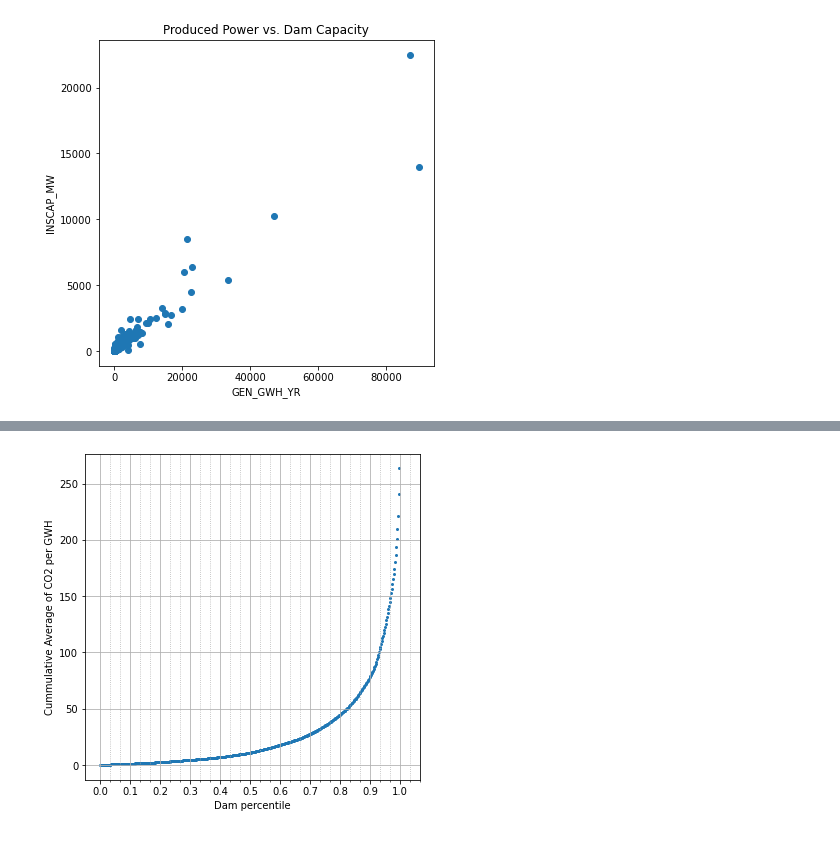
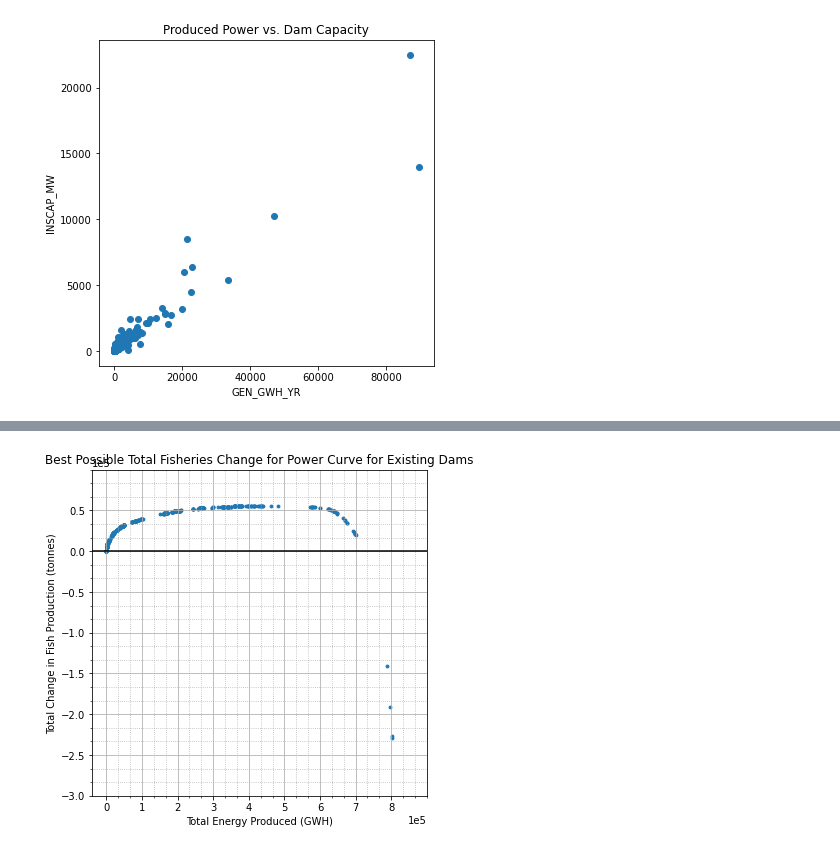
Before and after one commit to davidschmaier/CS-4701-Project-Predicting-GHG-Emissions-of-Hydroelectric-Dams, a Jupyter notebook: code/data-exploration.ipynb, the cells around one changed output, grey strips where cells are left out. Saved outputs shown, nothing was run; the diff lists cells and outputs as text; code cells hidden in the pictures.

```diff
--- a/code/data-exploration.ipynb
+++ b/code/data-exploration.ipynb
@@ -46,6 +46,8 @@ for column in ['GEN_GWH_YR', 'RES_BAL', 'CO2EQ_total']:
 GEN_GWH_YR: 477 dams
 RES_BAL: 5898 dams
 CO2EQ_total: 4813 dams
+# %%
+data_filt = data
 # %%
 # Plot a histogram of CO2/GWH.yr by order of magnitude
 plt.hist(np.log10(data_filt['CO2_total_per_GWH']), bins=np.arange(-2,4,0.5))
@@ -60,2 +62,5 @@ plt.show()
+# %%
+# Add a column for the signed log of change in fish. i.e. the log of the magnitude times the sign
+data_filt['signed_log_fish_per_GWH'] = data_filt['fish_per_GWH'].apply(lambda x: np.sign(x)*np.log(np.abs(x)))
 # %%
 # Plot a histogram of fisheries change in tonnes /m^2.yr by order of magnitude
@@ -150,10 +136,9 @@ plt.show()
 # %%
-# Create cummulative GHG totals over dams
+# Create cummulative totals over power and GHG emissions
 data_filt = data_filt.sort_values(by='CO2_total_per_GWH')
-data_filt['CO2_rank'] = np.arange(0, data_filt.shape[0])
-data_filt['CO2_cumsum'] = data_filt['CO2_total_per_GWH'].cumsum()
-data_filt['CO2_cumavg'] = data_filt.apply(lambda x: x['CO2_cumsum']/(x['CO2_rank']+1), axis=1)
-data_filt['power_cumsum'] = data_filt['GEN_GWH_YR'].cumsum()
+data_filt['CO2_cumsum'] = (data_filt['CO2EQ_total']).cumsum()
+data_filt['CO2_GWH_cumsum'] = data_filt['GEN_GWH_YR'].cumsum()
+data_filt['CO2_cumavg'] = data_filt.apply(lambda x: x['CO2_cumsum']/(x['CO2_GWH_cumsum']), axis=1)
 # %%
 # Create a plot of cummulative sum versus rank by percentile for the CO2 values
 fig = plt.figure(figsize=(6,6))
@@ -173,16 +165,31 @@ plt.show()
+# %%
+# Create cummulative totals over power and GHG emissions
+data_filt = data_filt.sort_values(by='fish_per_GWH', ascending=False)
+data_filt['fish_cumsum'] = (data_filt['RES_BAL']).cumsum()
+data_filt['fish_GWH_cumsum'] = data_filt['GEN_GWH_YR'].cumsum()
+data_filt['fish_cumavg'] = data_filt.apply(lambda x: x['fish_cumsum']/(x['fish_GWH_cumsum']), axis=1)
 # %%
 # Create a plot of cummulative sum versus rank by percentile for the CO2 values
 fig = plt.figure(figsize=(6,6))
-plt.scatter(data_filt['CO2_rank']/data_filt.shape[0], data_filt['CO2_cumavg'], s=4)
-plt.xticks(np.arange(0,1.1,0.1))
-#plt.yticks(np.arange(0,26,5))
+plt.scatter(data_filt['fish_GWH_cumsum'], data_filt['fish_cumsum'], s=8)
+
+# Format axes
+plt.xticks(np.arange(0,9*10**5,10**5))
+plt.yticks(np.arange(-3*10**5,1*10**5,0.5*10**5))
 ax = plt.gca()
-ax.set_xticks(np.arange(0,1.1,1/30), minor=True)
-#ax.set_yticks(np.arange(0,26,1), minor=True)
-plt.xlabel('Dam percentile')
-plt.ylabel('Cummulative Average of CO2 per GWH')
+ax.set_xticks(np.arange(0,9*10**5,1/3*10**5), minor=True)
+ax.set_yticks(np.arange(-3*10**5,1*10**5,1/6*10**5), minor=True)
+plt.ticklabel_format(axis="x", style="sci", scilimits=(0,0))
+plt.ticklabel_format(axis="y", style="sci", scilimits=(0,0))
+
 ax.grid(which='major', linestyle='-')
 ax.grid(which='minor', linestyle=':')
+plt.axhline(0, c='k')
+
+plt.xlabel('Total Energy Produced (GWH)')
+plt.ylabel('Total Change in Fish Production (tonnes)')
+plt.title('Best Possible Total Fisheries Change for Power Curve for Existing Dams')
+
 plt.show()
 # %% [output]
-[figure, old version]
+[figure, new version]
```
Also changed, not shown: parts of 16 cells of this notebook.
